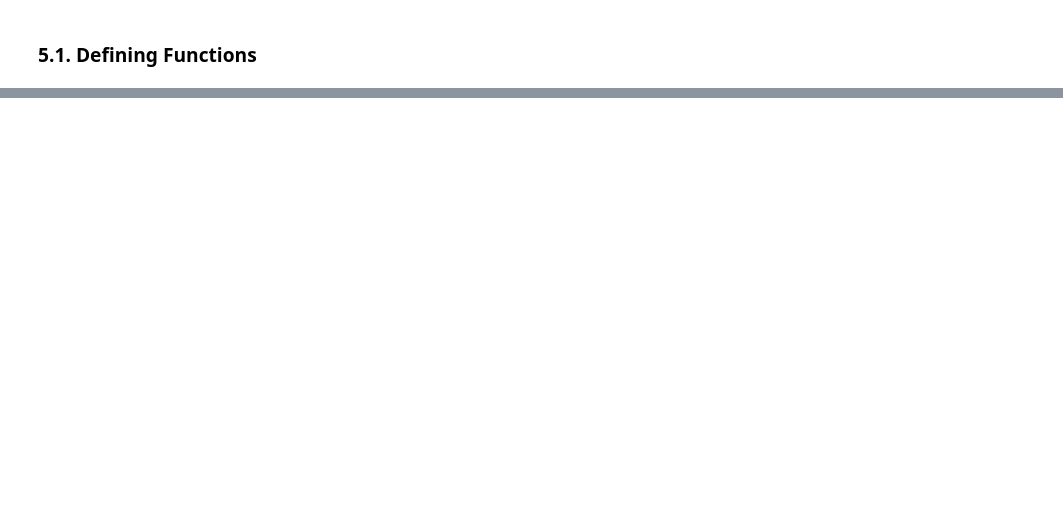
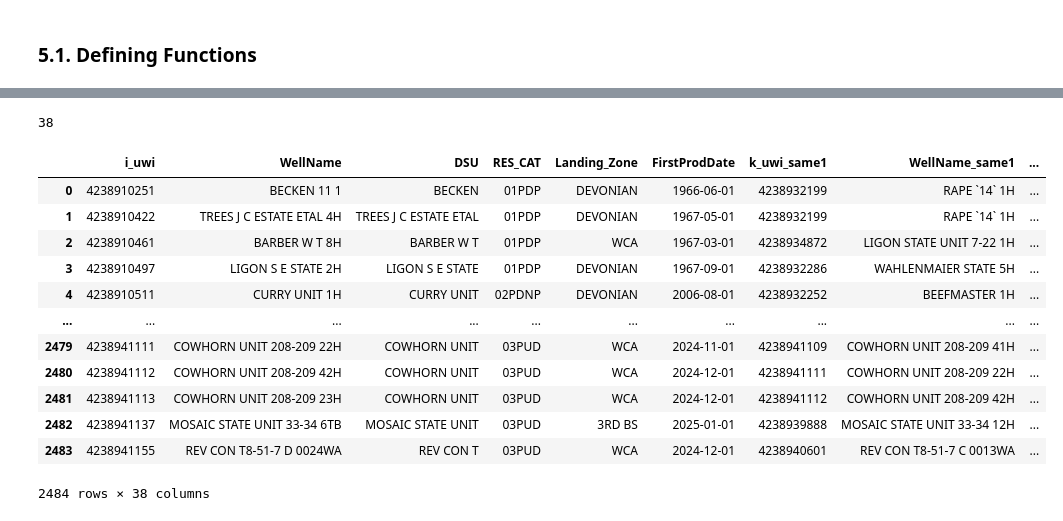
Before and after one commit to apoorvasaxena03/Parent_Child_Spacing, a Jupyter notebook: src/components/spacing_ik_pairs.ipynb, the cells around one changed output, grey strips where cells are left out. Cells and saved outputs as stored; diff of their text form; code cells hidden in the pictures; blank space fills up the shorter version.

```diff
--- a/src/components/spacing_ik_pairs.ipynb
+++ b/src/components/spacing_ik_pairs.ipynb
@@ -628,0 +806,57 @@ df_same1 = transform_well_spacing_data(result)
+# %%
+# Merging ik_pair
+final_df = final_df.merge(ik_pair[['i_uwi','k_uwi','vertical_dist','3D_ft_to_same']].rename(columns={
+    'k_uwi':'k_uwi_same1',
+    'vertical_dist':'vertical_dist_same1',
+    '3D_ft_to_same':'3D_ft_to_same1'
+}),
+               how='left', left_on=['i_uwi','k_uwi_same1'], right_on=['i_uwi','k_uwi_same1'], suffixes=("", "_same1"))
+# %%
+# Merging ik_pair
+final_df = final_df.merge(ik_pair[['i_uwi','k_uwi','vertical_dist','3D_ft_to_same']].rename(columns={
+    'k_uwi':'k_uwi_same2',
+    'vertical_dist':'vertical_dist_same2',
+    '3D_ft_to_same':'3D_ft_to_same2'
+}),
+               how='left', left_on=['i_uwi','k_uwi_same2'], right_on=['i_uwi','k_uwi_same2'], suffixes=("", "_same2"))
+# %%
+# Merging ik_pair
+final_df = final_df.merge(ik_pair[['i_uwi','k_uwi','horizontal_dist','3D_ft_to_same']].rename(columns={
+    'k_uwi':'k_uwi_near1',
+    'horizontal_dist':'horizontal_dist_near1',
+    '3D_ft_to_same':'3D_ft_to_near1'
+}),
+               how='left', left_on=['i_uwi','k_uwi_near1'], right_on=['i_uwi','k_uwi_near1'], suffixes=("", "_near1"))
+# %%
+# Merging ik_pair
+final_df = final_df.merge(ik_pair[['i_uwi','k_uwi','horizontal_dist','3D_ft_to_same']].rename(columns={
+    'k_uwi':'k_uwi_near2',
+    'horizontal_dist':'horizontal_dist_near2',
+    '3D_ft_to_same':'3D_ft_to_near2'
+}),
+               how='left', left_on=['i_uwi','k_uwi_near2'], right_on=['i_uwi','k_uwi_near2'], suffixes=("", "_near2"))
+# %%
+len(final_df.columns)
+# %% [output]
+38
+# %%
+reorder_columns(final_df,['WellName', 'DSU', 'RES_CAT', 'Landing_Zone', 'FirstProdDate',
+                          'k_uwi_same1','WellName_same1','horizontal_dist_same1','vertical_dist_same1','3D_ft_to_same1','RES_CAT_same1', 'Landing_Zone_same1', 'FirstProdDate_same1',
+                         'k_uwi_same2','WellName_same2','horizontal_dist_same2','vertical_dist_same2','3D_ft_to_same2', 'RES_CAT_same2', 'Landing_Zone_same2', 'FirstProdDate_same2',
+                         'k_uwi_near1','WellName_near1','horizontal_dist_near1','vertical_dist_near1','3D_ft_to_near1', 'RES_CAT_near1', 'Landing_Zone_near1', 'FirstProdDate_near1',
+                         'k_uwi_near2','WellName_near2','horizontal_dist_near2','vertical_dist_near2','3D_ft_to_near2', 'RES_CAT_near2', 'Landing_Zone_near2', 'FirstProdDate_near2'],
+                         reference_column='i_uwi')
+# %% [output]
+|  | i_uwi | WellName | DSU | RES_CAT | Landing_Zone | FirstProdDate | k_uwi_same1 | WellName_same1 | ... |
+| 0 | 4238910251 | BECKEN 11 1 | BECKEN | 01PDP | DEVONIAN | 1966-06-01 | 4238932199 | RAPE `14` 1H | ... |
+| 1 | 4238910422 | TREES J C ESTATE ETAL 4H | TREES J C ESTATE ETAL | 01PDP | DEVONIAN | 1967-05-01 | 4238932199 | RAPE `14` 1H | ... |
+| 2 | 4238910461 | BARBER W T 8H | BARBER W T | 01PDP | WCA | 1967-03-01 | 4238934872 | LIGON STATE UNIT 7-22 1H | ... |
+| 3 | 4238910497 | LIGON S E STATE 2H | LIGON S E STATE | 01PDP | DEVONIAN | 1967-09-01 | 4238932286 | WAHLENMAIER STATE 5H | ... |
+| 4 | 4238910511 | CURRY UNIT 1H | CURRY UNIT | 02PDNP | DEVONIAN | 2006-08-01 | 4238932252 | BEEFMASTER 1H | ... |
+| ... | ... | ... | ... | ... | ... | ... | ... | ... | ... |
+| 2479 | 4238941111 | COWHORN UNIT 208-209 22H | COWHORN UNIT | 03PUD | WCA | 2024-11-01 | 4238941109 | COWHORN UNIT 208-209 41H | ... |
+| 2480 | 4238941112 | COWHORN UNIT 208-209 42H | COWHORN UNIT | 03PUD | WCA | 2024-12-01 | 4238941111 | COWHORN UNIT 208-209 22H | ... |
+| 2481 | 4238941113 | COWHORN UNIT 208-209 23H | COWHORN UNIT | 03PUD | WCA | 2024-12-01 | 4238941112 | COWHORN UNIT 208-209 42H | ... |
+| 2482 | 4238941137 | MOSAIC STATE UNIT 33-34 6TB | MOSAIC STATE UNIT | 03PUD | 3RD BS | 2025-01-01 | 4238939888 | MOSAIC STATE UNIT 33-34 12H | ... |
+| 2483 | 4238941155 | REV CON T8-51-7 D 0024WA | REV CON T | 03PUD | WCA | 2024-12-01 | 4238940601 | REV CON T8-51-7 C 0013WA | ... |
+2484 rows × 38 columns
```
Also changed, not shown: parts of 20 cells of this notebook.
